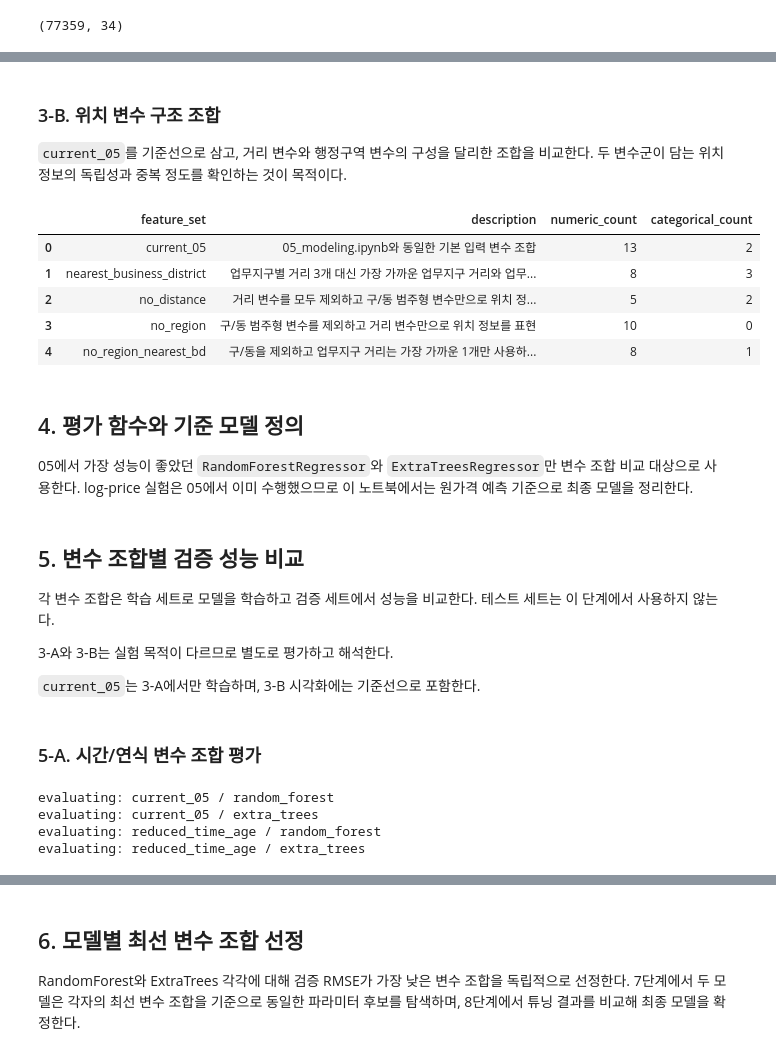
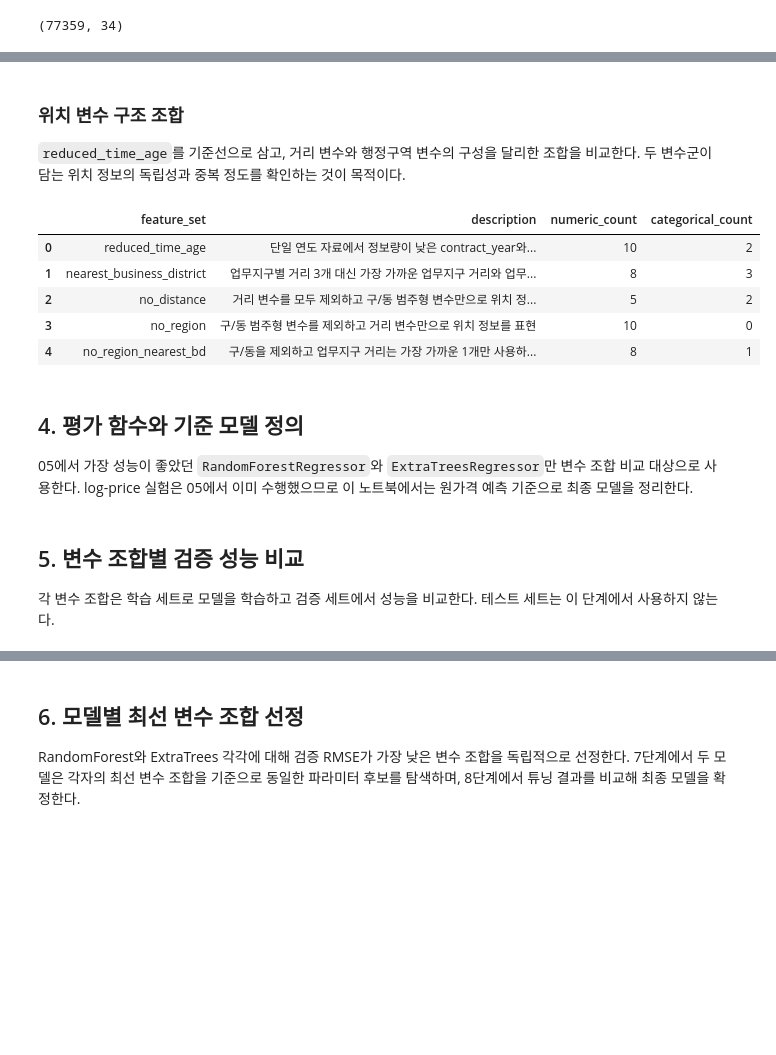
Before and after one commit to w0ne23/dm-apt-predict, a Jupyter notebook: notebooks/06_model_finalization.ipynb, the cells around one changed output, grey strips where cells are left out. Cells and saved outputs as stored; diff of their text form; code cells hidden in the pictures; blank space fills up the shorter version.

```diff
--- a/notebooks/06_model_finalization.ipynb
+++ b/notebooks/06_model_finalization.ipynb
@@ -155,11 +118,11 @@ pd.DataFrame([
 # %% [markdown]
-### 3-B. 위치 변수 구조 조합
+### 위치 변수 구조 조합
 
-`current_05`를 기준선으로 삼고, 거리 변수와 행정구역 변수의 구성을 달리한 조합을 비교한다.
+`reduced_time_age`를 기준선으로 삼고, 거리 변수와 행정구역 변수의 구성을 달리한 조합을 비교한다.
 두 변수군이 담는 위치 정보의 독립성과 중복 정도를 확인하는 것이 목적이다.
 # %%
 feature_sets_location = {
-    'current_05': feature_sets_time['current_05'],
+    base_feature_set: base_feature_config,
     'nearest_business_district': {
         'description': '업무지구별 거리 3개 대신 가장 가까운 업무지구 거리와 업무지구 코드를 사용',
         'numeric': [
@@ -210,34 +173,34 @@ feature_sets_location = {
             'contract_month',
             'nearest_business_district_distance_km',
             'nearest_subway_distance_km',
             'nearest_hospital_distance_km',
             'large_mart_count_within_1km',
         ],
         'categorical': ['nearest_business_district'],
     },
 }
 
 available_feature_sets_location = {}
 for name, config in feature_sets_location.items():
     required = [target_col, 'contract_date', *config['numeric'], *config['categorical']]
     missing = [col for col in required if col not in source_df.columns]
     if missing:
         print(f'skip {name}: missing {missing}')
     else:
         available_feature_sets_location[name] = config
 
 pd.DataFrame([
     {
         'feature_set': name,
         'description': config['description'],
         'numeric_count': len(config['numeric']),
         'categorical_count': len(config['categorical']),
     }
     for name, config in available_feature_sets_location.items()
 ])
 # %% [output]
 |  | feature_set | description | numeric_count | categorical_count |
-| 0 | current_05 | 05_modeling.ipynb와 동일한 기본 입력 변수 조합 | 13 | 2 |
+| 0 | reduced_time_age | 단일 연도 자료에서 정보량이 낮은 contract_year와... | 10 | 2 |
 | 1 | nearest_business_district | 업무지구별 거리 3개 대신 가장 가까운 업무지구 거리와 업무... | 8 | 3 |
 | 2 | no_distance | 거리 변수를 모두 제외하고 구/동 범주형 변수만으로 위치 정... | 5 | 2 |
 | 3 | no_region | 구/동 범주형 변수를 제외하고 거리 변수만으로 위치 정보를 표현 | 10 | 0 |
@@ -324,55 +287,4 @@ def fit_and_score(model, X_train, y_train, X_eval, y_eval):
 
 각 변수 조합은 학습 세트로 모델을 학습하고 검증 세트에서 성능을 비교한다.
 테스트 세트는 이 단계에서 사용하지 않는다.
-
-3-A와 3-B는 실험 목적이 다르므로 별도로 평가하고 해석한다.
-
-`current_05`는 3-A에서만 학습하며, 3-B 시각화에는 기준선으로 포함한다.
-# %% [markdown]
-### 5-A. 시간/연식 변수 조합 평가
-# %%
-feature_score_rows = []
-feature_set_frames = {}
-
-for feature_set_name, config in available_feature_sets_time.items():
-    df = make_modeling_df(config)
-    train_df, valid_df, test_df = split_train_valid_test(df)
-    X_train = train_df[config['numeric'] + config['categorical']]
-    y_train = train_df[target_col]
-    X_valid = valid_df[config['numeric'] + config['categorical']]
-    y_valid = valid_df[target_col]
-    models = make_baseline_models(config['numeric'], config['categorical'])
-
-    feature_set_frames[feature_set_name] = {
-        'df': df,
-        'train_df': train_df,
-        'valid_df': valid_df,
-        'test_df': test_df,
-        'X_train': X_train,
-        'y_train': y_train,
-        'X_valid': X_valid,
-        'y_valid': y_valid,
-        'config': config,
-    }
-
-    for model_name, model in models.items():
-        print(f'evaluating: {feature_set_name} / {model_name}')
-        _, scores = fit_and_score(model, X_train, y_train, X_valid, y_valid)
-        feature_score_rows.append({
-            'feature_set': feature_set_name,
-            'group': 'time',
-            'model': model_name,
-            'rows': len(df),
-            'train_rows': len(train_df),
-            'valid_rows': len(valid_df),
-            'test_rows': len(test_df),
-            'valid_mae': scores['mae'],
-            'valid_rmse': scores['rmse'],
-            'valid_r2': scores['r2'],
-        })
-# %% [output]
-evaluating: current_05 / random_forest
-evaluating: current_05 / extra_trees
-evaluating: reduced_time_age / random_forest
-evaluating: reduced_time_age / extra_trees
 # %% [markdown]
```
Also changed, not shown: parts of 16 cells of this notebook.
